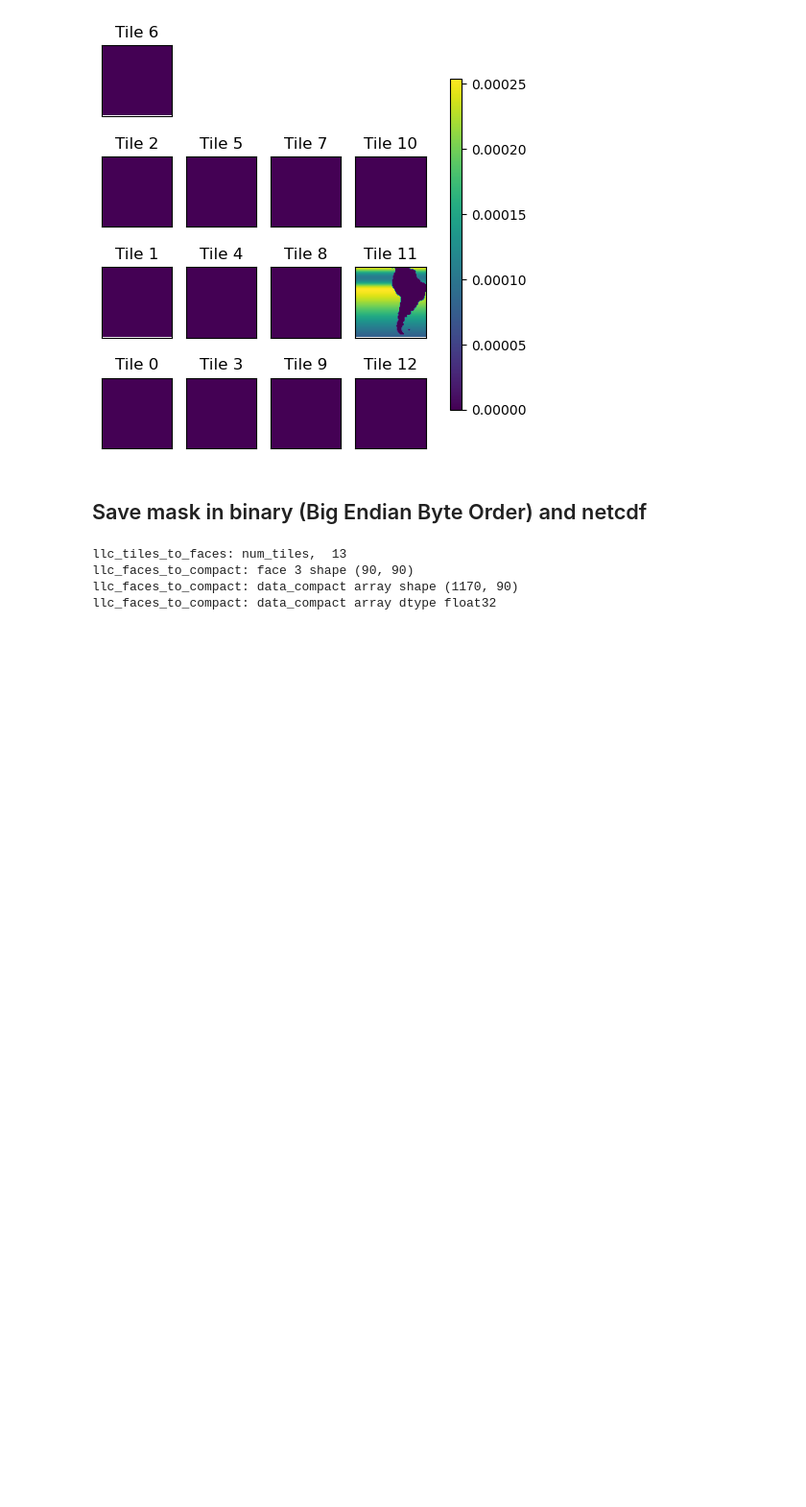
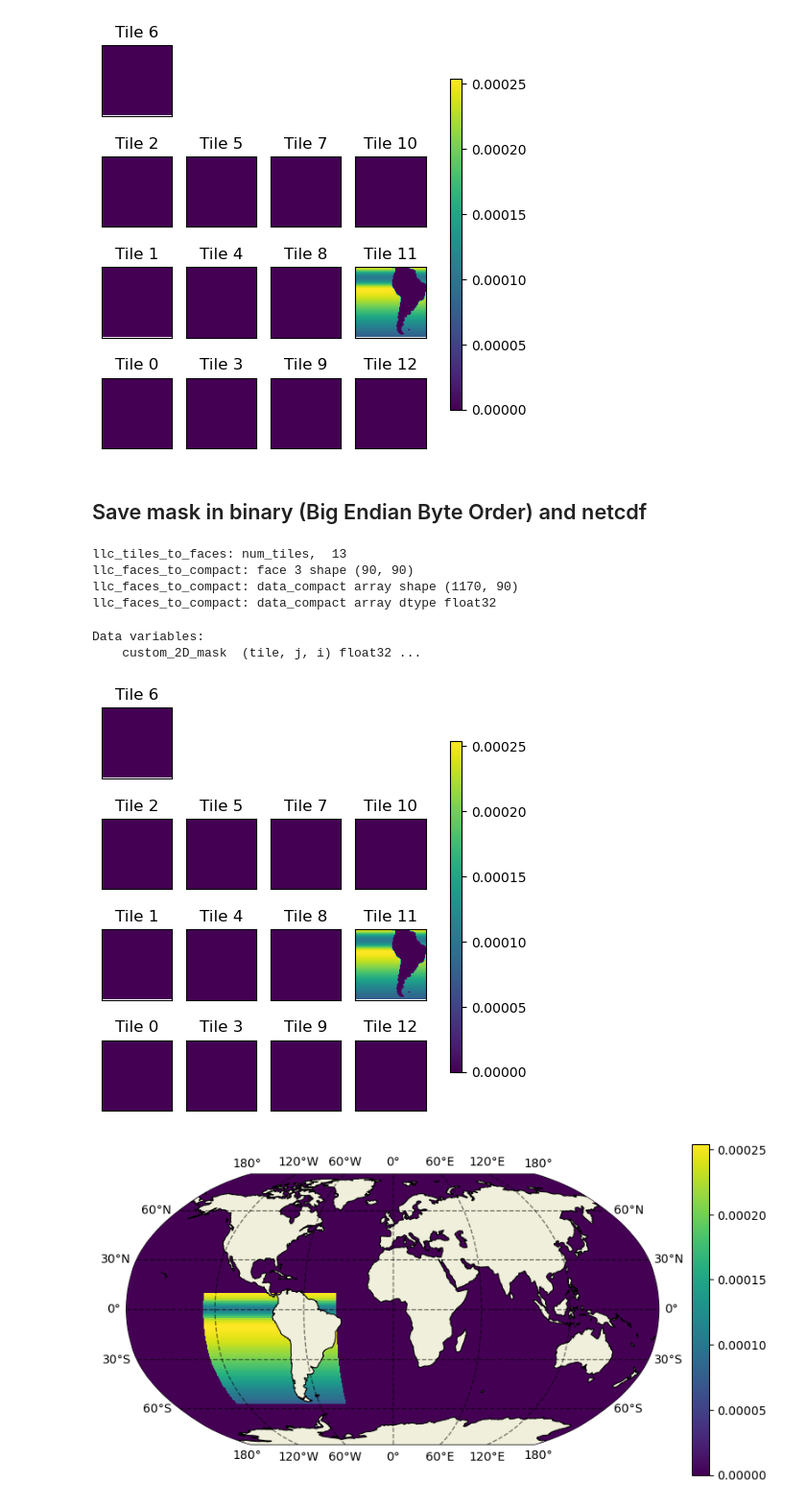
Before and after one commit to JhonKevin3015/ECCO_mask, a Jupyter notebook: ECCO_Mask_2D_entire_tile.ipynb, the cells around one changed output. Shown at 96% size. Cells and saved outputs as stored; diff of their text form; code cells hidden in the pictures; blank space fills up the shorter version.

Commit message:
ECCO_mask

```diff
--- a/ECCO_Mask_2D_entire_tile.ipynb
+++ b/ECCO_Mask_2D_entire_tile.ipynb
@@ -96,12 +90,17 @@ with open(file_path_netcdf, "wb") as file:
 # %%
 # read the mask in netcdf format
 test_nc = xr.open_dataset(file_path_netcdf)
 print(test_nc.data_vars)
 ecco.plot_tiles(test_nc.custom_2D_mask,layout='latlon',
                 rotate_to_latlon=True, fig_size=5,
                 show_colorbar=True);
 
 plt.figure(figsize=[10,5])
-ecco.plot_proj_to_latlon_grid(test_nc.XC, test_nc.YC,
+X=ecco.plot_proj_to_latlon_grid(test_nc.XC, test_nc.YC,
                                   test_nc.custom_2D_mask,dx=1,dy=1,
                                   show_colorbar=True,show_grid_labels=True);
+# %% [output]
+Data variables:
+    custom_2D_mask  (tile, j, i) float32 ...
+[figure, added]
+[figure, added]
```
Also changed, not shown: parts of 3 cells of this notebook, 12 other files.
